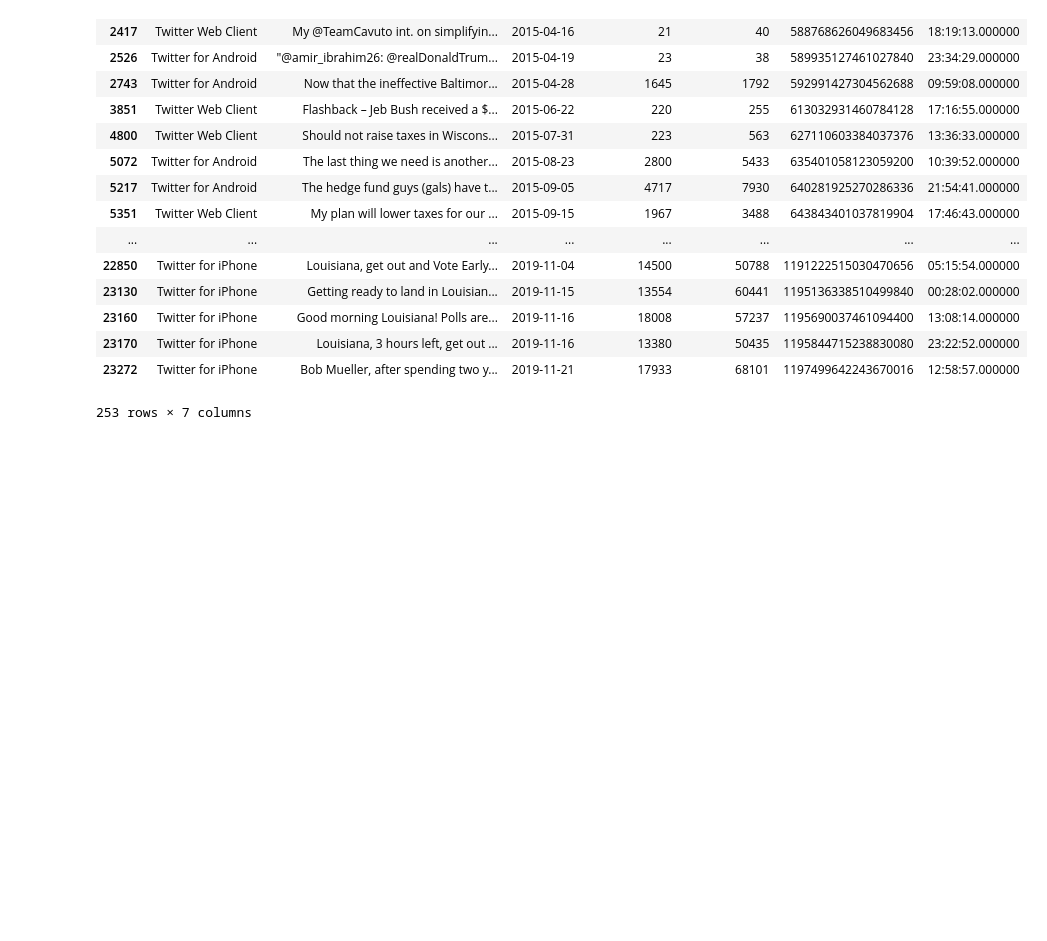
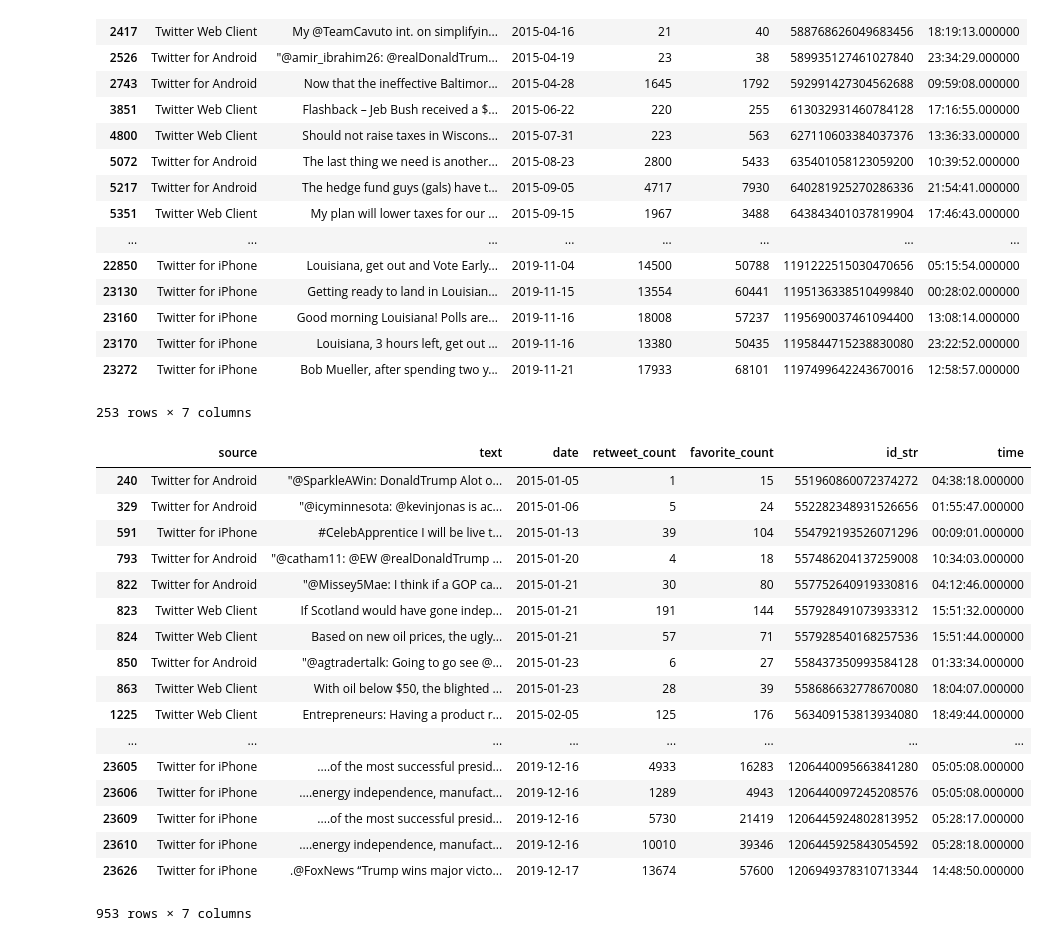
Before and after one commit to emilou1981/Trump_Tweets_Project, a Jupyter notebook: data/financial-tweets/financial-tweet-data-extraction.ipynb, the cells around one changed output. Drawn from its saved outputs; the diff is of its cells as text; code cells hidden in the pictures; blank space fills up the shorter version.

Commit message:
gdp tweets

```diff
--- a/data/financial-tweets/financial-tweet-data-extraction.ipynb
+++ b/data/financial-tweets/financial-tweet-data-extraction.ipynb
@@ -120,3 +120,28 @@ tax_df
 253 rows × 7 columns
 # %%
 tax_df.to_csv("tax_tweets.csv")
+# %%
+gdp_matchers = ["trade", "china", "import", "export", "oil", "NAFTA", "manufacturing", "manufacture", "tariff", "NASDAQ", "S&amp;P 500", "GDP", "market", "stocks", "tax"]
+gdp_matching = [s for s in tweets_data["text"] if any(xs in s for xs in gdp_matchers)]
+# %%
+gdp_df = tweets_data[tweets_data["text"].isin(gdp_matching)]
+gdp_df
+# %% [output]
+|  | source | text | date | retweet_count | favorite_count | id_str | time |
+| 240 | Twitter for Android | "@SparkleAWin: DonaldTrump Alot o... | 2015-01-05 | 1 | 15 | 551960860072374272 | 04:38:18.000000 |
+| 329 | Twitter for Android | "@icyminnesota: @kevinjonas is ac... | 2015-01-06 | 5 | 24 | 552282348931526656 | 01:55:47.000000 |
+| 591 | Twitter for iPhone | #CelebApprentice I will be live t... | 2015-01-13 | 39 | 104 | 554792193526071296 | 00:09:01.000000 |
+| 793 | Twitter for Android | "@catham11: @EW @realDonaldTrump ... | 2015-01-20 | 4 | 18 | 557486204137259008 | 10:34:03.000000 |
+| 822 | Twitter for Android | "@Missey5Mae: I think if a GOP ca... | 2015-01-21 | 30 | 80 | 557752640919330816 | 04:12:46.000000 |
+| 823 | Twitter Web Client | If Scotland would have gone indep... | 2015-01-21 | 191 | 144 | 557928491073933312 | 15:51:32.000000 |
+| 824 | Twitter Web Client | Based on new oil prices, the ugly... | 2015-01-21 | 57 | 71 | 557928540168257536 | 15:51:44.000000 |
+| 850 | Twitter for Android | "@agtradertalk: Going to go see @... | 2015-01-23 | 6 | 27 | 558437350993584128 | 01:33:34.000000 |
+| 863 | Twitter Web Client | With oil below $50, the blighted ... | 2015-01-23 | 28 | 39 | 558686632778670080 | 18:04:07.000000 |
+| 1225 | Twitter Web Client | Entrepreneurs: Having a product r... | 2015-02-05 | 125 | 176 | 563409153813934080 | 18:49:44.000000 |
+| ... | ... | ... | ... | ... | ... | ... | ... |
+| 23605 | Twitter for iPhone | ....of the most successful presid... | 2019-12-16 | 4933 | 16283 | 1206440095663841280 | 05:05:08.000000 |
+| 23606 | Twitter for iPhone | ....energy independence, manufact... | 2019-12-16 | 1289 | 4943 | 1206440097245208576 | 05:05:08.000000 |
+| 23609 | Twitter for iPhone | ....of the most successful presid... | 2019-12-16 | 5730 | 21419 | 1206445924802813952 | 05:28:17.000000 |
+| 23610 | Twitter for iPhone | ....energy independence, manufact... | 2019-12-16 | 10010 | 39346 | 1206445925843054592 | 05:28:18.000000 |
+| 23626 | Twitter for iPhone | .@FoxNews “Trump wins major victo... | 2019-12-17 | 13674 | 57600 | 1206949378310713344 | 14:48:50.000000 |
+953 rows × 7 columns
```
Also changed, not shown: parts of 1 cell of this notebook, 1 other file.
